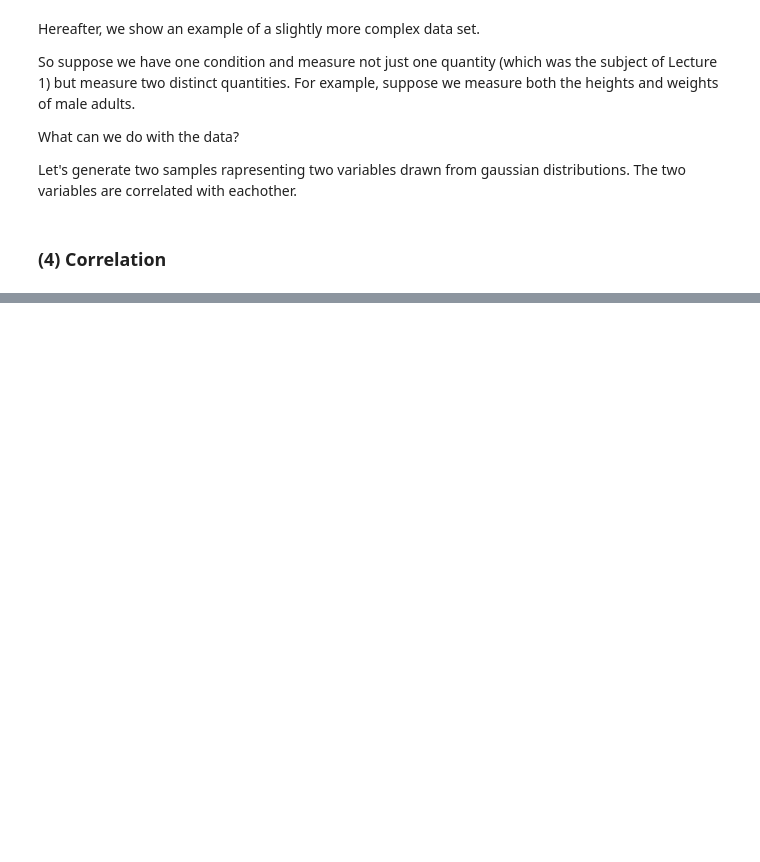
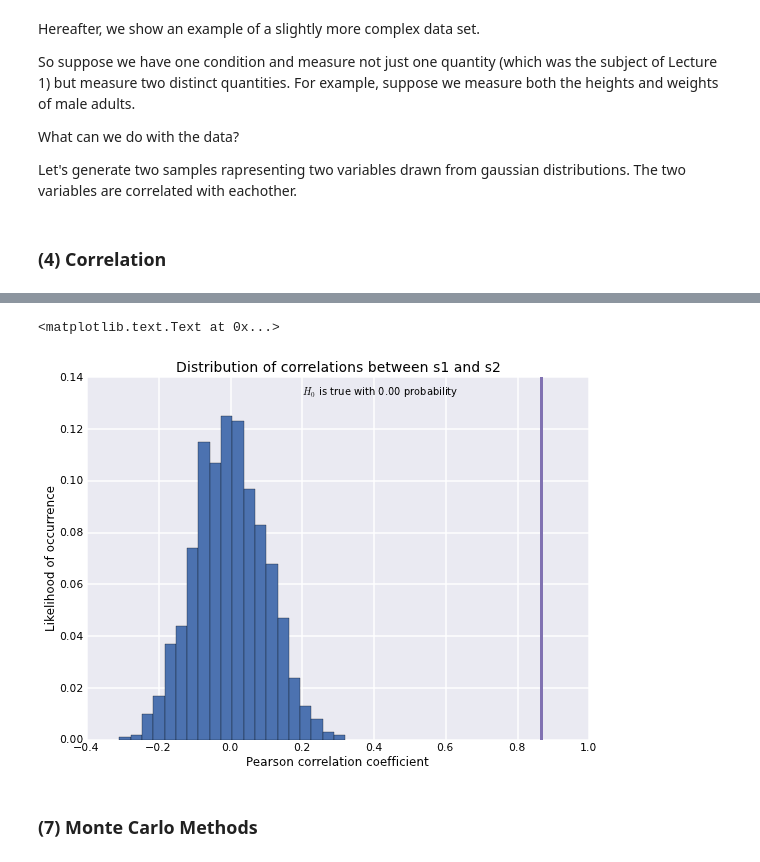
Before and after one commit to mwaskom/Psych216, a Jupyter notebook: week2_tutorial.ipynb, the cells around one changed output, grey strips where cells are left out. Cells and saved outputs as stored; diff of their text form; code cells hidden in the pictures; blank space fills up the shorter version.

```diff
--- a/week2_tutorial.ipynb
+++ b/week2_tutorial.ipynb
@@ -316,0 +402,22 @@ $$r = $$
+# %%
+k = 1000
+r_dist = zeros(k)
+for i in xrange(k):
+    s1_rand = s1[random.randint(0, n, n)]
+    s2_rand = s2[random.randint(0, n, n)]
+    r_dist[i] = stats.pearsonr(s1_rand, s2_rand)[0]
+
+bar(*utils.pmf_hist(r_dist, 20))
+title('Distribution of correlations between s1 and s2')
+ylabel('Likelihood of occurrence')
+xlabel('Pearson correlation coefficient')
+
+# Now plot the empirical correlation value
+axvline(r1, color=colors[3], linewidth=3)
+p = sum(abs(r1) < abs(r_dist)) / k
+text(0.2, ylim()[1] * .95, "$H_0$ is true with %.2f probability" % p)
+# %% [output]
+<matplotlib.text.Text at 0x...>
+[figure, added]
+# %% [markdown]
+### (7) Monte Carlo Methods
```
Also changed, not shown: parts of 19 cells of this notebook, 1 other file.
